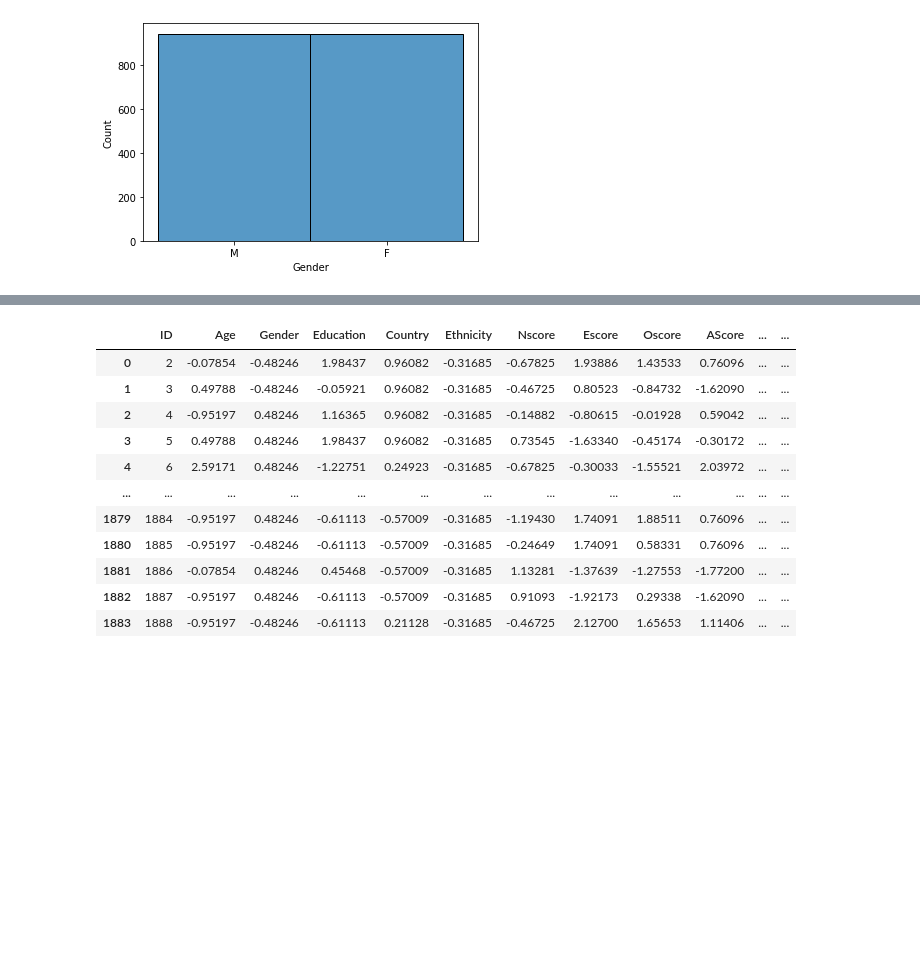
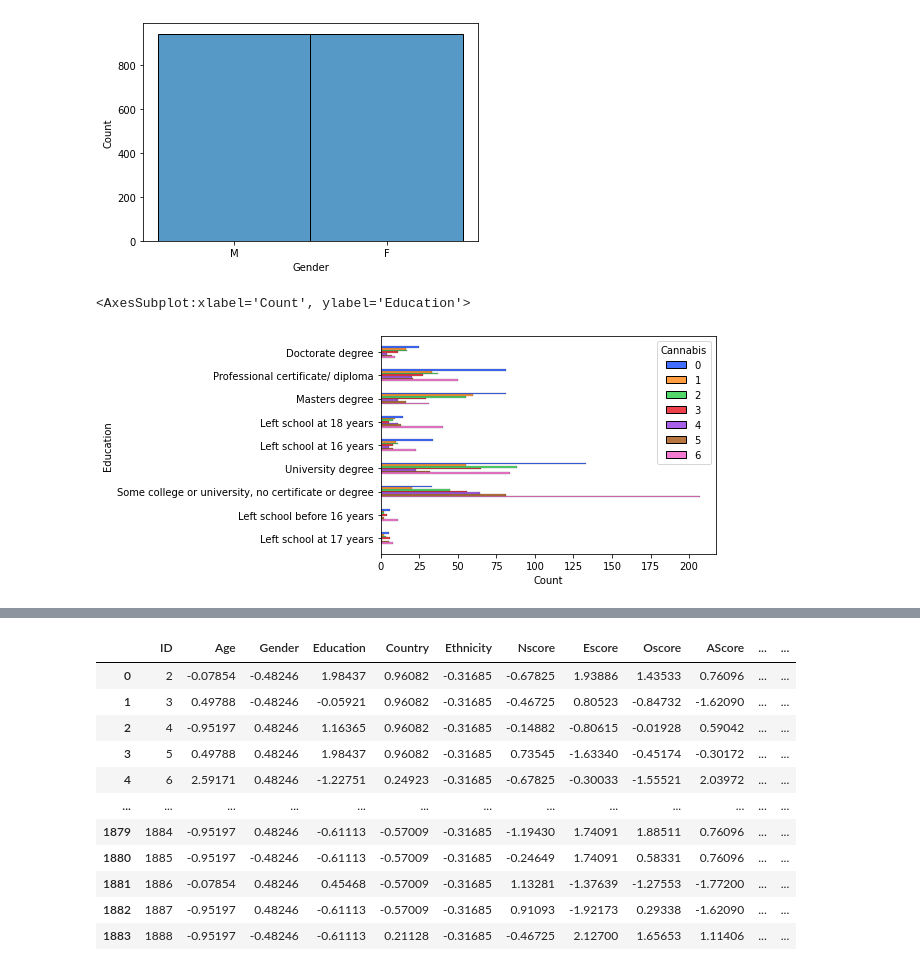
Before and after one commit to DevNataneto/ProjetoCDIA, a Jupyter notebook: datavis.ipynb, the cells around one changed output, grey strips where cells are left out. Cells and saved outputs as stored; diff of their text form; code cells hidden in the pictures; blank space fills up the shorter version.

```diff
--- a/datavis.ipynb
+++ b/datavis.ipynb
@@ -44,4 +44,9 @@ sns.histplot(df_means['Gender'])
 # %% [output]
 <AxesSubplot:xlabel='Gender', ylabel='Count'>
 [figure]
+# %%
+sns.histplot(y= df_means["Education"],hue = df_means['Cannabis'], multiple="dodge",shrink=.5, palette="bright")
+# %% [output]
+<AxesSubplot:xlabel='Count', ylabel='Education'>
+[figure, added]
 # %%
```
Also changed, not shown: parts of 43 cells of this notebook.
